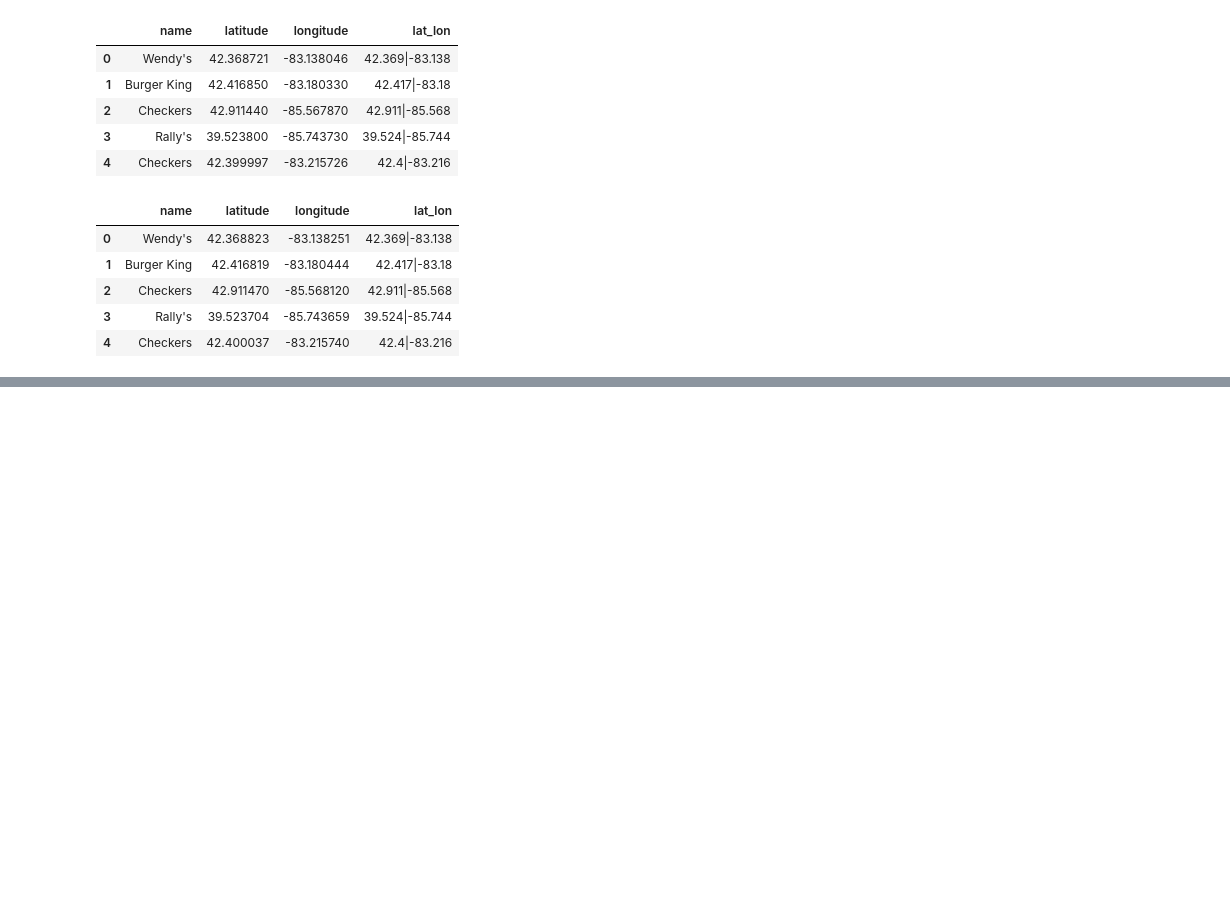
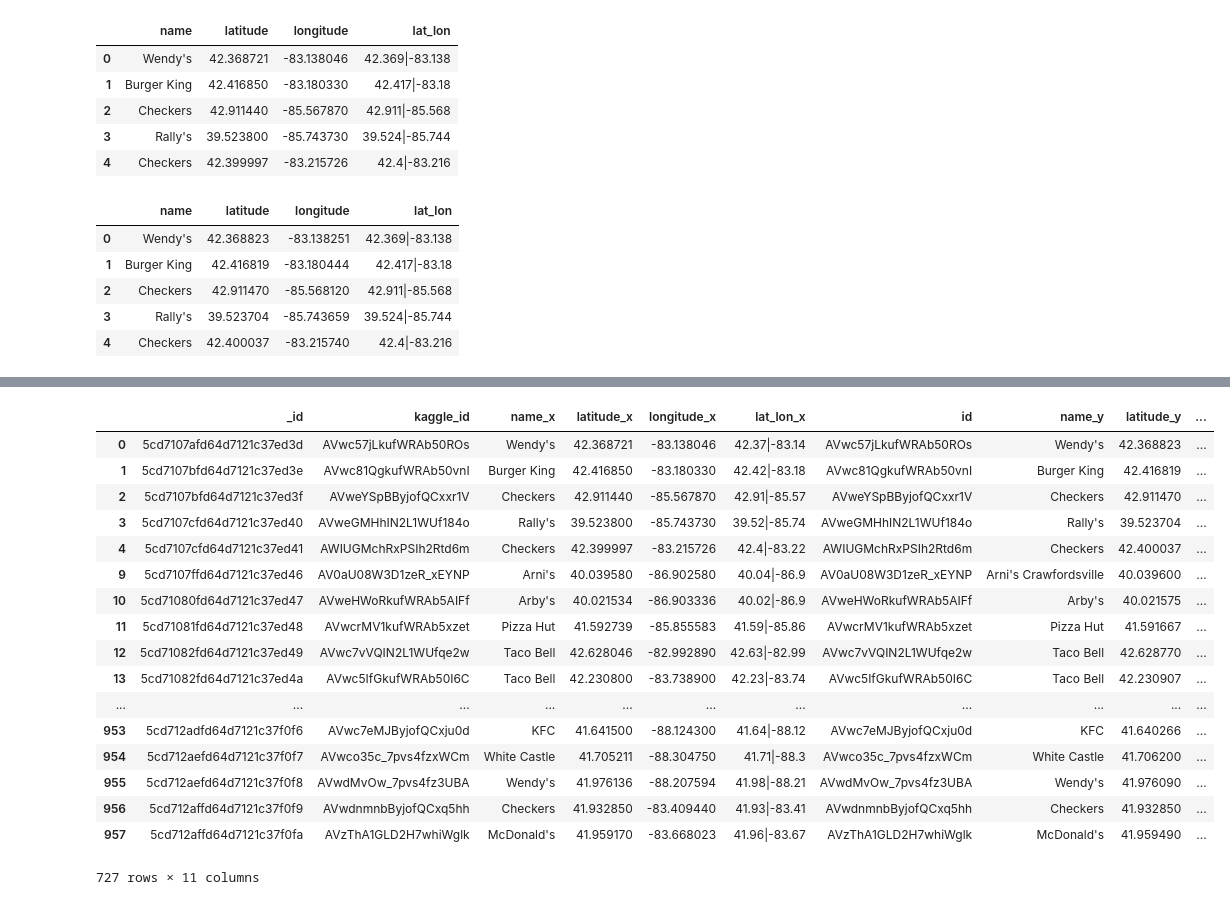
Before and after one commit to Zolaaddis/ETL_Project, a Jupyter notebook: Database Merge.ipynb, the cells around one changed output, grey strips where cells are left out. Drawn from its saved outputs; the diff is of its cells as text; code cells hidden in the pictures; blank space fills up the shorter version.

```diff
--- a/Database Merge.ipynb
+++ b/Database Merge.ipynb
@@ -98,0 +158,27 @@ yelp_df[['kaggle_id','name', 'location', 'distance']].merge(kaggle_df[['id', 'na
+# %%
+# It therefore seems that we should be more concerned about different locations
+# Fortunately now we have merged on kaggle_id, we can be more generous now with our longitude and latitude match
+# As two locations of the same brand are more likely to be more than a hundred meters apart than any two restraunts
+
+new_merged_df["lat_lon_x"] = new_merged_df['latitude_x'].round(decimals=2).astype(str) + "|" + new_merged_df['longitude_x'].round(decimals=2).astype(str)
+new_merged_df["lat_lon_y"] = new_merged_df['latitude_y'].round(decimals=2).astype(str) + "|" + new_merged_df['longitude_y'].round(decimals=2).astype(str)
+new_merged_df.loc[new_merged_df['lat_lon_x'] == new_merged_df['lat_lon_y']]
+# %% [output]
+|  | _id | kaggle_id | name_x | latitude_x | longitude_x | lat_lon_x | id | name_y | latitude_y | ... |
+| 0 | 5cd7107afd64d7121c37ed3d | AVwc57jLkufWRAb50ROs | Wendy's | 42.368721 | -83.138046 | 42.37|-83.14 | AVwc57jLkufWRAb50ROs | Wendy's | 42.368823 | ... |
+| 1 | 5cd7107bfd64d7121c37ed3e | AVwc81QgkufWRAb50vnI | Burger King | 42.416850 | -83.180330 | 42.42|-83.18 | AVwc81QgkufWRAb50vnI | Burger King | 42.416819 | ... |
+| 2 | 5cd7107bfd64d7121c37ed3f | AVweYSpBByjofQCxxr1V | Checkers | 42.911440 | -85.567870 | 42.91|-85.57 | AVweYSpBByjofQCxxr1V | Checkers | 42.911470 | ... |
+| 3 | 5cd7107cfd64d7121c37ed40 | AVweGMHhIN2L1WUf184o | Rally's | 39.523800 | -85.743730 | 39.52|-85.74 | AVweGMHhIN2L1WUf184o | Rally's | 39.523704 | ... |
+| 4 | 5cd7107cfd64d7121c37ed41 | AWIUGMchRxPSIh2Rtd6m | Checkers | 42.399997 | -83.215726 | 42.4|-83.22 | AWIUGMchRxPSIh2Rtd6m | Checkers | 42.400037 | ... |
+| 9 | 5cd7107ffd64d7121c37ed46 | AV0aU08W3D1zeR_xEYNP | Arni's | 40.039580 | -86.902580 | 40.04|-86.9 | AV0aU08W3D1zeR_xEYNP | Arni's Crawfordsville | 40.039600 | ... |
+| 10 | 5cd71080fd64d7121c37ed47 | AVweHWoRkufWRAb5AIFf | Arby's | 40.021534 | -86.903336 | 40.02|-86.9 | AVweHWoRkufWRAb5AIFf | Arby's | 40.021575 | ... |
+| 11 | 5cd71081fd64d7121c37ed48 | AVwcrMV1kufWRAb5xzet | Pizza Hut | 41.592739 | -85.855583 | 41.59|-85.86 | AVwcrMV1kufWRAb5xzet | Pizza Hut | 41.591667 | ... |
+| 12 | 5cd71082fd64d7121c37ed49 | AVwc7vVQIN2L1WUfqe2w | Taco Bell | 42.628046 | -82.992890 | 42.63|-82.99 | AVwc7vVQIN2L1WUfqe2w | Taco Bell | 42.628770 | ... |
+| 13 | 5cd71082fd64d7121c37ed4a | AVwc5IfGkufWRAb50I6C | Taco Bell | 42.230800 | -83.738900 | 42.23|-83.74 | AVwc5IfGkufWRAb50I6C | Taco Bell | 42.230907 | ... |
+| ... | ... | ... | ... | ... | ... | ... | ... | ... | ... | ... |
+| 953 | 5cd712adfd64d7121c37f0f6 | AVwc7eMJByjofQCxju0d | KFC | 41.641500 | -88.124300 | 41.64|-88.12 | AVwc7eMJByjofQCxju0d | KFC | 41.640266 | ... |
+| 954 | 5cd712aefd64d7121c37f0f7 | AVwco35c_7pvs4fzxWCm | White Castle | 41.705211 | -88.304750 | 41.71|-88.3 | AVwco35c_7pvs4fzxWCm | White Castle | 41.706200 | ... |
+| 955 | 5cd712aefd64d7121c37f0f8 | AVwdMvOw_7pvs4fz3UBA | Wendy's | 41.976136 | -88.207594 | 41.98|-88.21 | AVwdMvOw_7pvs4fz3UBA | Wendy's | 41.976090 | ... |
+| 956 | 5cd712affd64d7121c37f0f9 | AVwdnmnbByjofQCxq5hh | Checkers | 41.932850 | -83.409440 | 41.93|-83.41 | AVwdnmnbByjofQCxq5hh | Checkers | 41.932850 | ... |
+| 957 | 5cd712affd64d7121c37f0fa | AVzThA1GLD2H7whiWglk | McDonald's | 41.959170 | -83.668023 | 41.96|-83.67 | AVzThA1GLD2H7whiWglk | McDonald's | 41.959490 | ... |
+727 rows × 11 columns
```
Also changed, not shown: parts of 12 cells of this notebook.
